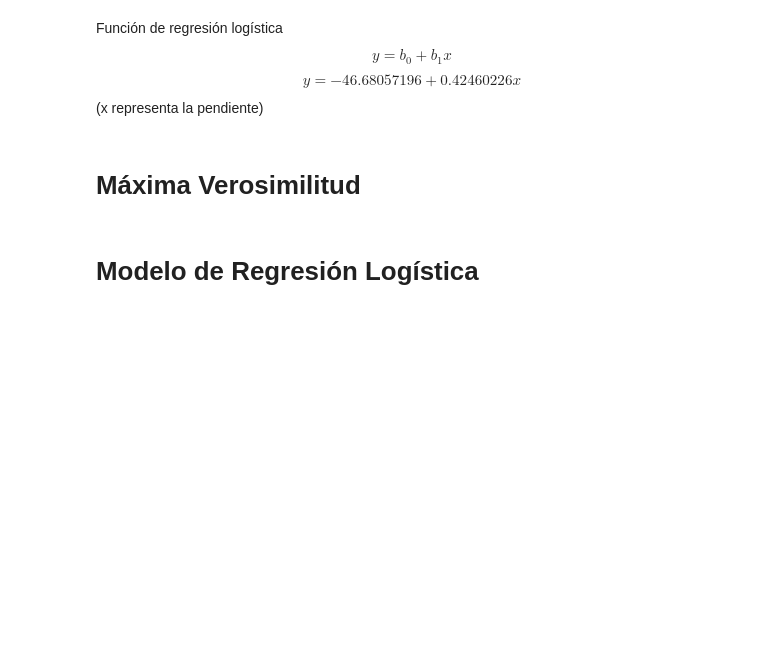
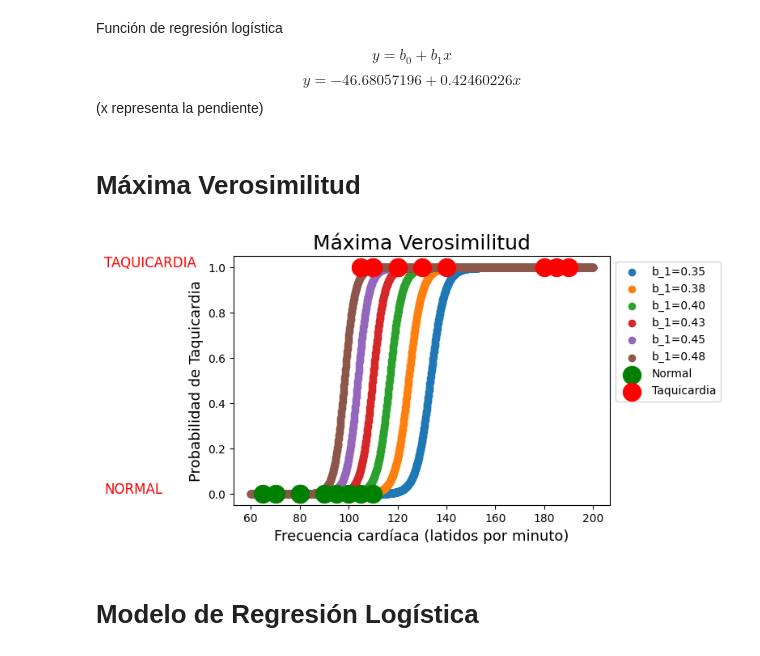
Before and after one commit to Emiliano-Juarez/DiplomadoCienciaDeDatos, a Jupyter notebook: Semana17/Sabado/regresion_logistica.ipynb, the cells around one changed output. Cells and saved outputs as stored; diff of their text form; code cells hidden in the pictures; blank space fills up the shorter version.

```diff
--- a/Semana17/Sabado/regresion_logistica.ipynb
+++ b/Semana17/Sabado/regresion_logistica.ipynb
@@ -80,2 +99,28 @@ $$y = -46.68057196 + 0.42460226x$$
+# %%
+# Diferentes funciones logísticas con diferentes "pendientes"
+plt.figure(figsize=(6, 4))
+
+for b1 in np.arange(0.35, 0.49, 0.025):
+    plt.scatter(np.arange(60, 200, 0.1),
+                logistica(-46.68057196,
+                          b1,
+                          np.arange(60, 200, 0.1)),
+                label="b_1=%0.2f" % b1)
+
+# Graficamos la frecuencia cardíaca de las personas
+plt.scatter(personas_normal, [0]*10,
+            marker="o", c="green", s=250, label="Normal")
+plt.scatter(personas_taquicardia, [1]*10,
+            marker="o", c="red", s=250, label="Taquicardia")
+
+plt.title("Máxima Verosimilitud", fontsize=18.0)
+plt.text(0, 1, "TAQUICARDIA", size=12, color="red")
+plt.text(0, 0, "NORMAL", size=12, color="red")
+plt.ylabel("Probabilidad de Taquicardia", fontsize=13.0)
+plt.xlabel("Frecuencia cardíaca (latidos por minuto)", fontsize=13.0)
+plt.legend(bbox_to_anchor=(1, 1))
+plt.show()
+# %% [output]
+[figure, added]
 # %% [markdown]
 # Modelo de Regresión Logística
```
Also changed, not shown: parts of 13 cells of this notebook, 2 other files.
